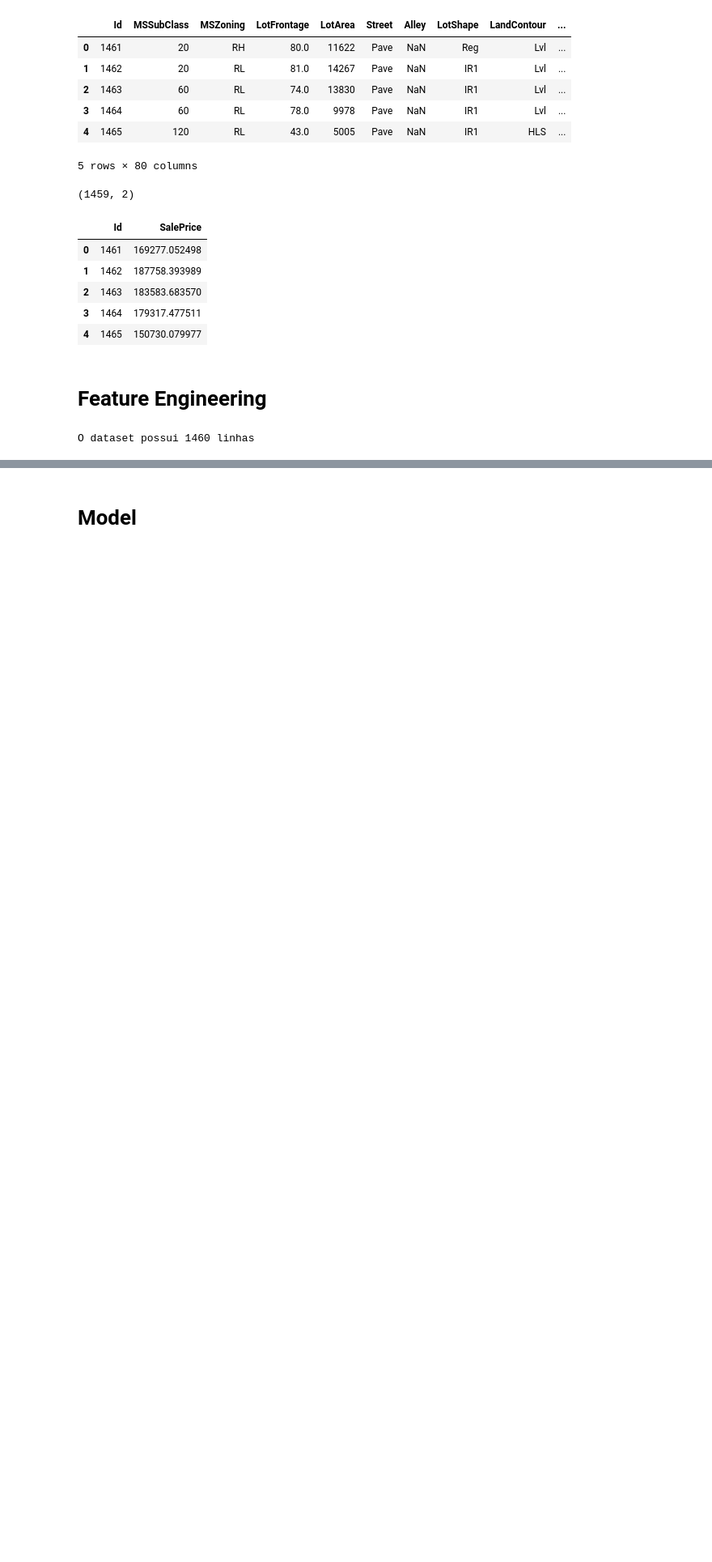
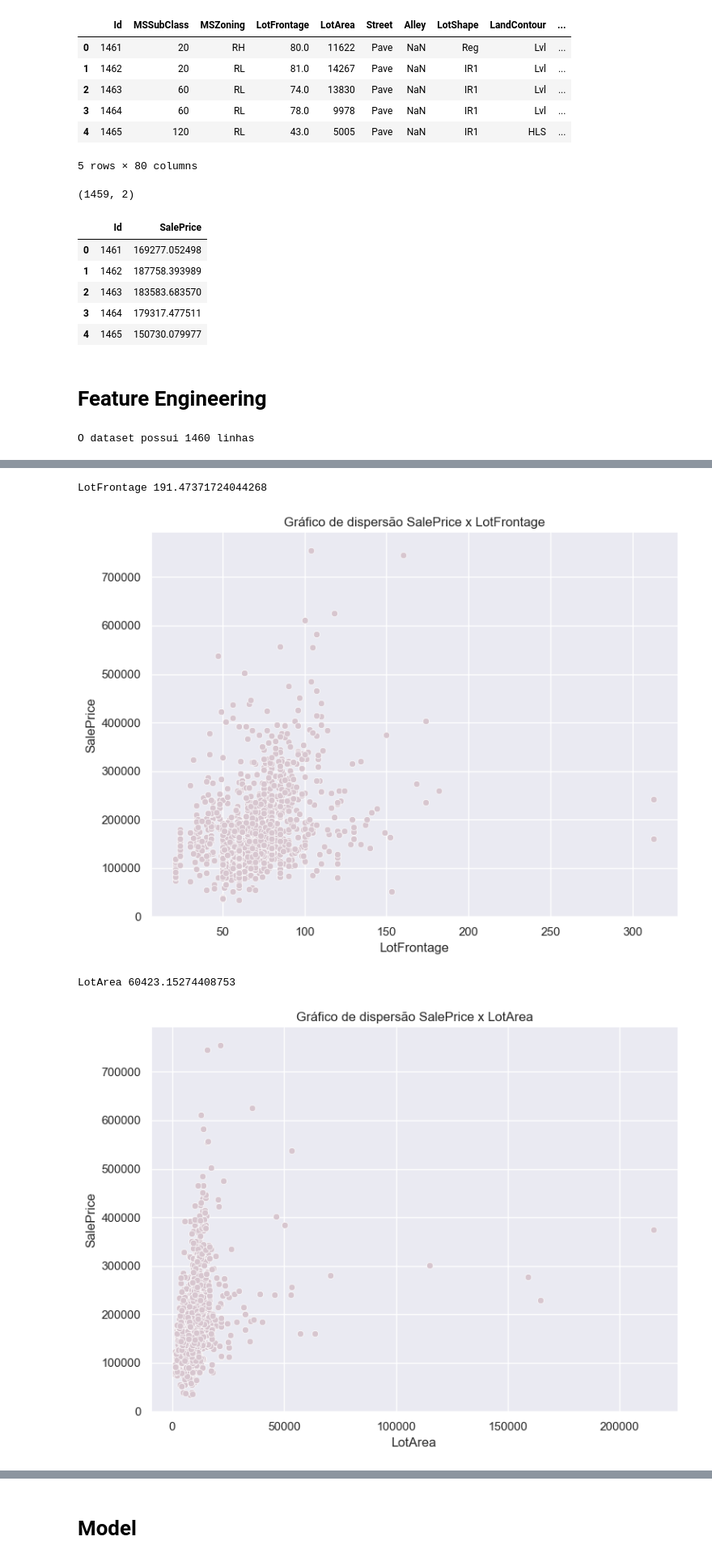
Before and after one commit to dafnefp/house_price_predict, a Jupyter notebook: notebooks/Model_house_price .ipynb, the cells around one changed output, grey strips where cells are left out. Shown at 81% size. Saved outputs shown, nothing was run; the diff lists cells and outputs as text; code cells hidden in the pictures; blank space fills up the shorter version.

```diff
--- a/notebooks/Model_house_price .ipynb
+++ b/notebooks/Model_house_price .ipynb
@@ -107,0 +110,20 @@ Após a retirada, o dataset possui 1367 linhas
+# %%
+#retirando Neighborhood que é uma coluna categorica, mas possui mais de 20 categorias, e também as que são relacionadas a ano
+cols = ['LotFrontage', 'LotArea', 'MasVnrArea', 'BsmtFinSF1', 'BsmtFinSF2', 'BsmtUnfSF', \
+        'TotalBsmtSF', '1stFlrSF', '2ndFlrSF', 'LowQualFinSF', 'GrLivArea', 'GarageArea', \
+        'WoodDeckSF', 'OpenPorchSF', 'EnclosedPorch', 'ScreenPorch', 'MiscVal']
+
+#vendo como os dados dessas features estão dispersos em relação ao preço de venda
+for feat in cols:
+    media = data[feat].mean()
+    desvio_padrao = data[feat].std()
+    limite_superior = media + 5 * desvio_padrao
+
+    if len(data[data[feat] > limite_superior]) > 0:
+        print(feat, limite_superior)
+        custom_funcs.grafico_dispersao(data, feat, 'SalePrice')
+# %% [output]
+LotFrontage 191.47371724044268
+[figure, added]
+LotArea 60423.15274408753
+[figure, added]
```
Also changed, not shown: parts of 36 cells of this notebook, 1 other file.
